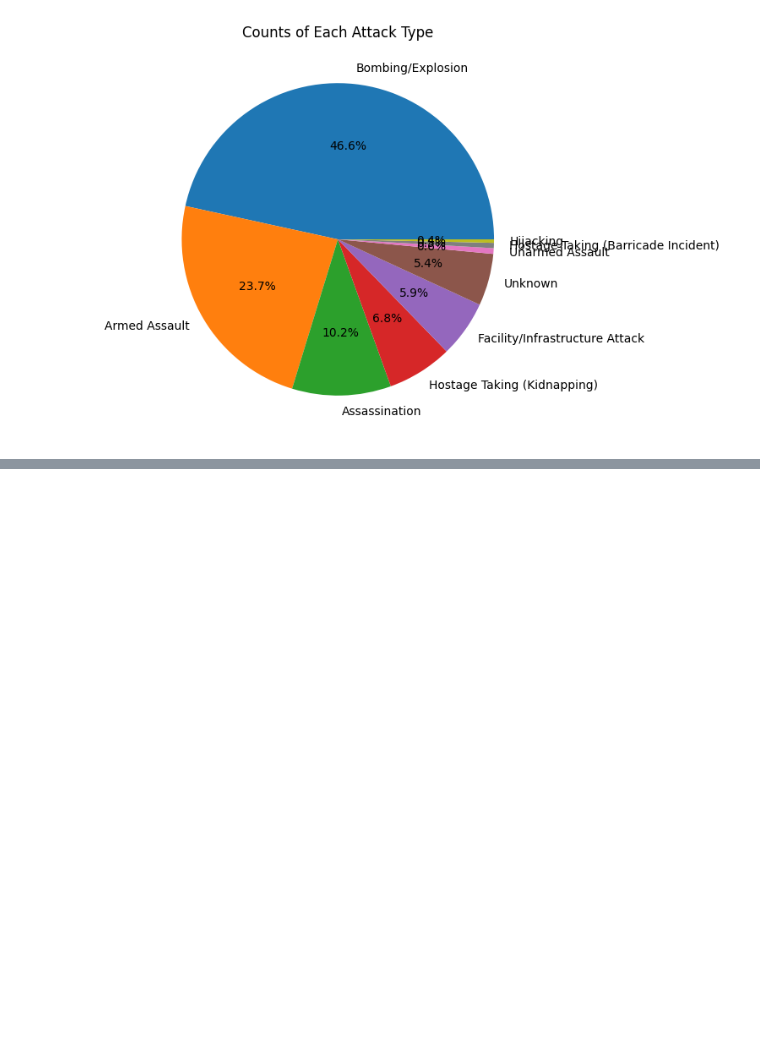
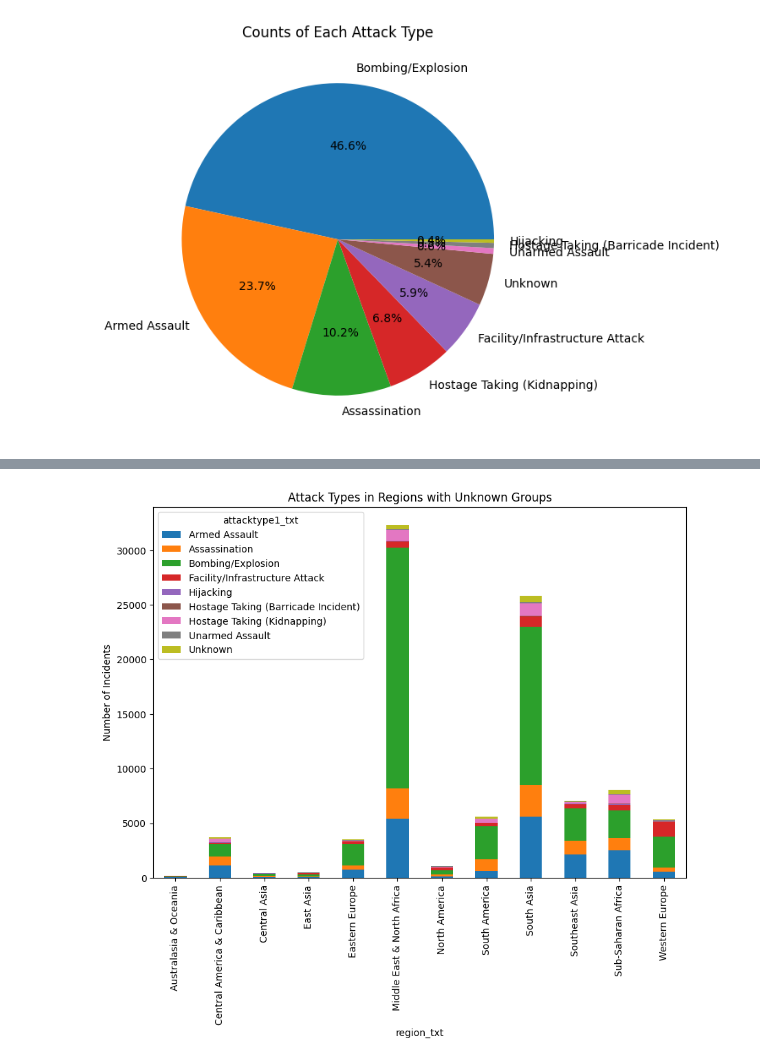
Before and after one commit to saitejasri1/Globalterror, a Jupyter notebook: Data Analysis code/sample.ipynb, the cells around one changed output, grey strips where cells are left out. Drawn from its saved outputs; the diff is of its cells as text; code cells hidden in the pictures; blank space fills up the shorter version.

```diff
--- a/Data Analysis code/sample.ipynb
+++ b/Data Analysis code/sample.ipynb
@@ -161,0 +218,13 @@ df.to_csv('success_failure_data.csv', index=False)
+# %%
+# Filter for rows where group name is unknown
+unknown_gname_df = df[df['gname'] == 'Unknown']
+
+# Group by region and attack type to count occurrences
+attacktype_by_region = unknown_gname_df.groupby(['region_txt', 'attacktype1_txt']).size().unstack()
+
+# Plot the results to visualize attack types in regions with unknown groups
+attacktype_by_region.plot(kind='bar', stacked=True, figsize=(10, 7), title='Attack Types in Regions with Unknown Groups')
+plt.ylabel('Number of Incidents')
+plt.show()
+# %% [output]
+[figure, added]
```
Also changed, not shown: parts of 16 cells of this notebook, 18 other files.
